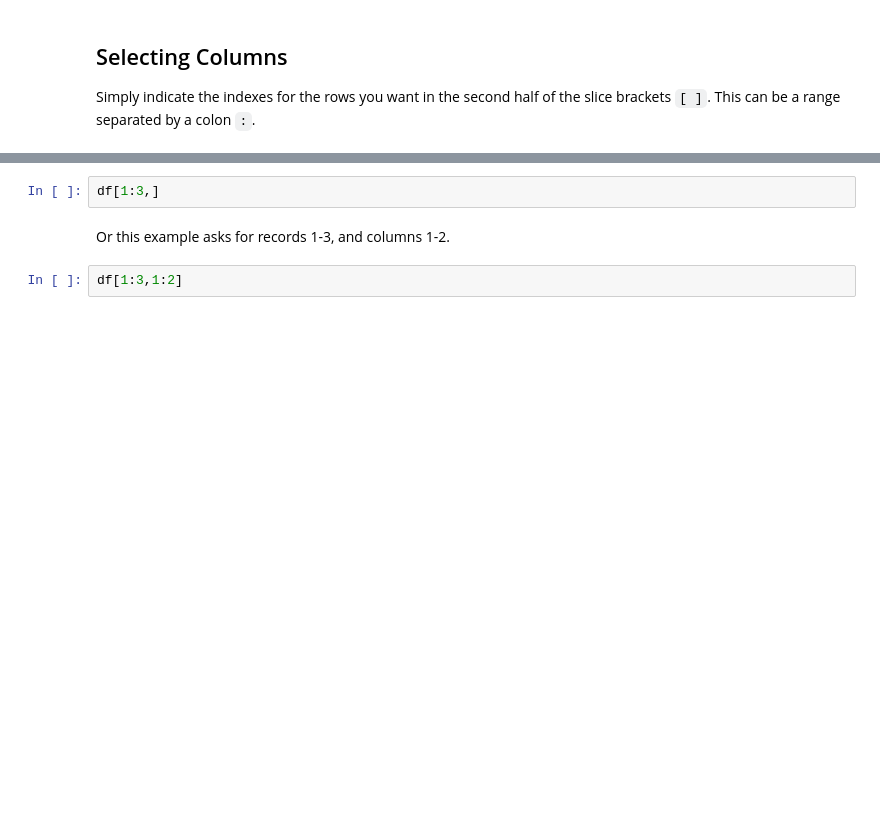
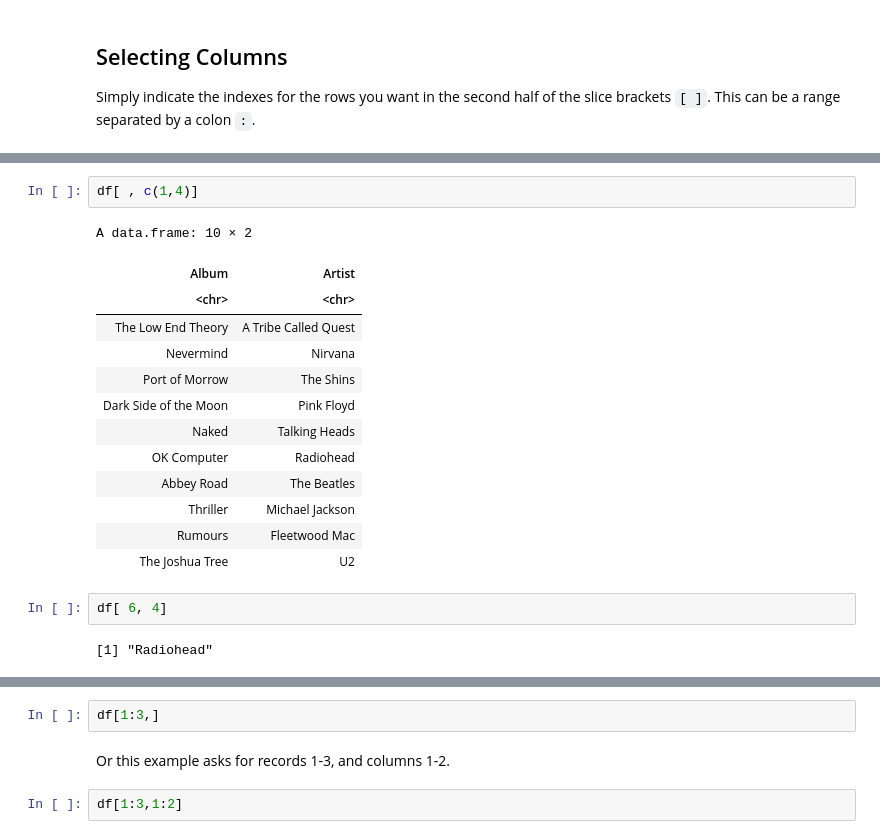
Before and after one commit to nmagee/ds1002, a Jupyter notebook: notebooks/21-dataframes-in-r.ipynb, the cells around one changed output, grey strips where cells are left out. Drawn from its saved outputs; the diff is of its cells as text; blank space fills up the shorter version.

```diff
--- a/notebooks/21-dataframes-in-r.ipynb
+++ b/notebooks/21-dataframes-in-r.ipynb
@@ -45,0 +129,20 @@ df[,1:2]
+# %%
+df[ , c(1,4)]
+# %% [output]
+A data.frame: 10 × 2
+| Album | Artist |
+| <chr> | <chr> |
+| The Low End Theory | A Tribe Called Quest |
+| Nevermind | Nirvana |
+| Port of Morrow | The Shins |
+| Dark Side of the Moon | Pink Floyd |
+| Naked | Talking Heads |
+| OK Computer | Radiohead |
+| Abbey Road | The Beatles |
+| Thriller | Michael Jackson |
+| Rumours | Fleetwood Mac |
+| The Joshua Tree | U2 |
+# %%
+df[ 6, 4]
+# %% [output]
+[1] "Radiohead"
```
Also changed, not shown: parts of 32 cells of this notebook.
